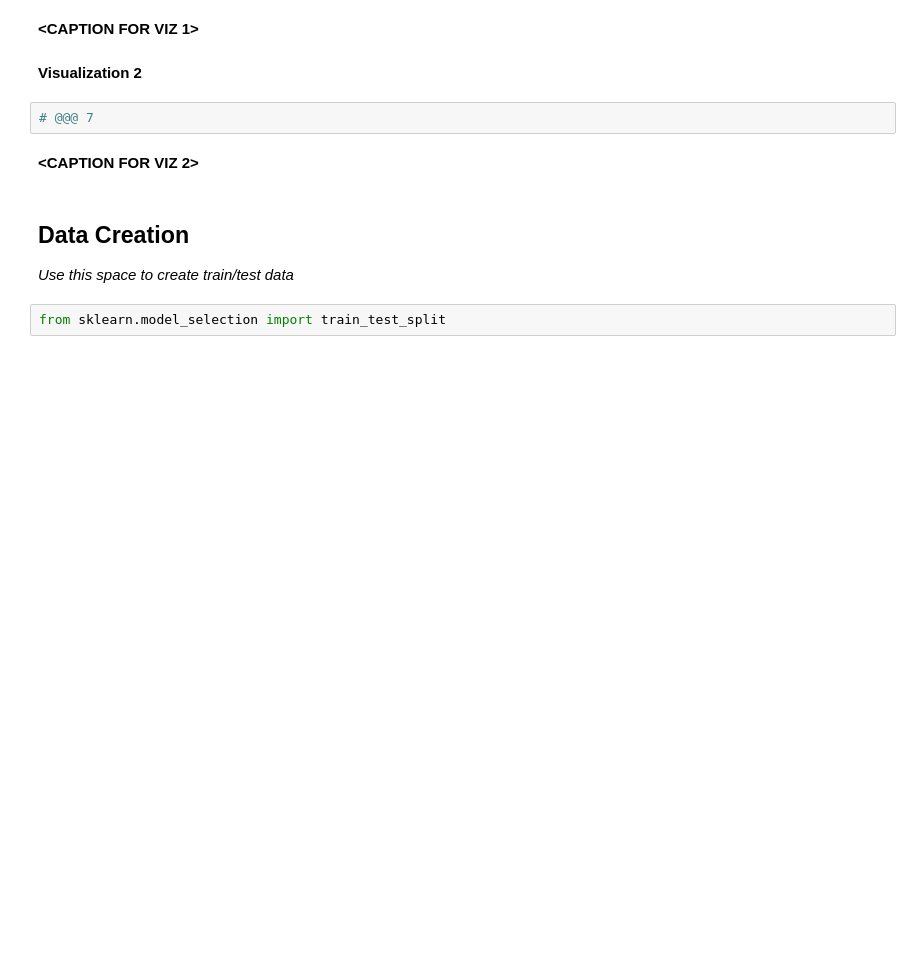
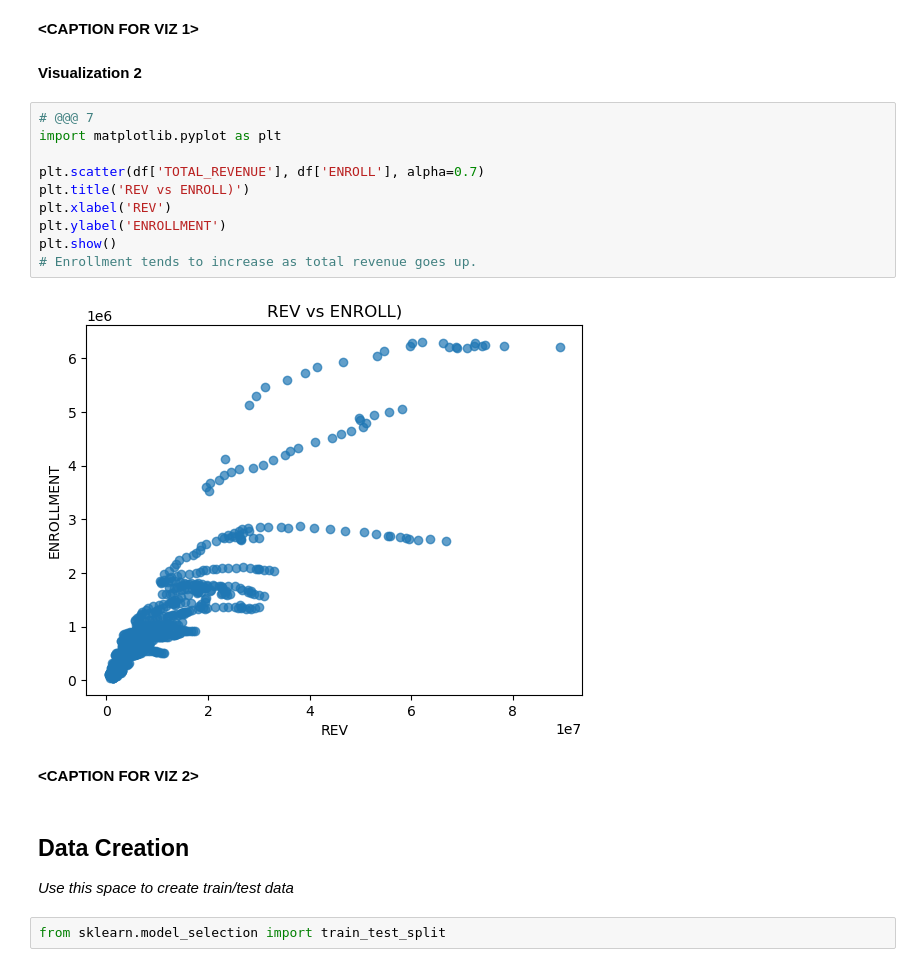
Before and after one commit to MaxWangZY/MDST-Onboarding-main, a Jupyter notebook: tutorial1/checkpoint1.ipynb, the cells around one changed output. Cells and saved outputs as stored; diff of their text form; blank space fills up the shorter version.

```diff
--- a/tutorial1/checkpoint1.ipynb
+++ b/tutorial1/checkpoint1.ipynb
@@ -131,8 +142,18 @@ Investigate the relationship between your chosen response variable and at least
 **<CAPTION FOR VIZ 1>**
 # %% [markdown]
 **Visualization 2**
-# %%
-# @@@ 7
+# %%
+# @@@ 7
+import matplotlib.pyplot as plt
+
+plt.scatter(df['TOTAL_REVENUE'], df['ENROLL'], alpha=0.7)
+plt.title('REV vs ENROLL)')
+plt.xlabel('REV')
+plt.ylabel('ENROLLMENT')
+plt.show()
+# Enrollment tends to increase as total revenue goes up.
+# %% [output]
+[figure, added]
 # %% [markdown]
 **<CAPTION FOR VIZ 2>**
 # %% [markdown]
```
Also changed, not shown: parts of 14 cells of this notebook.
